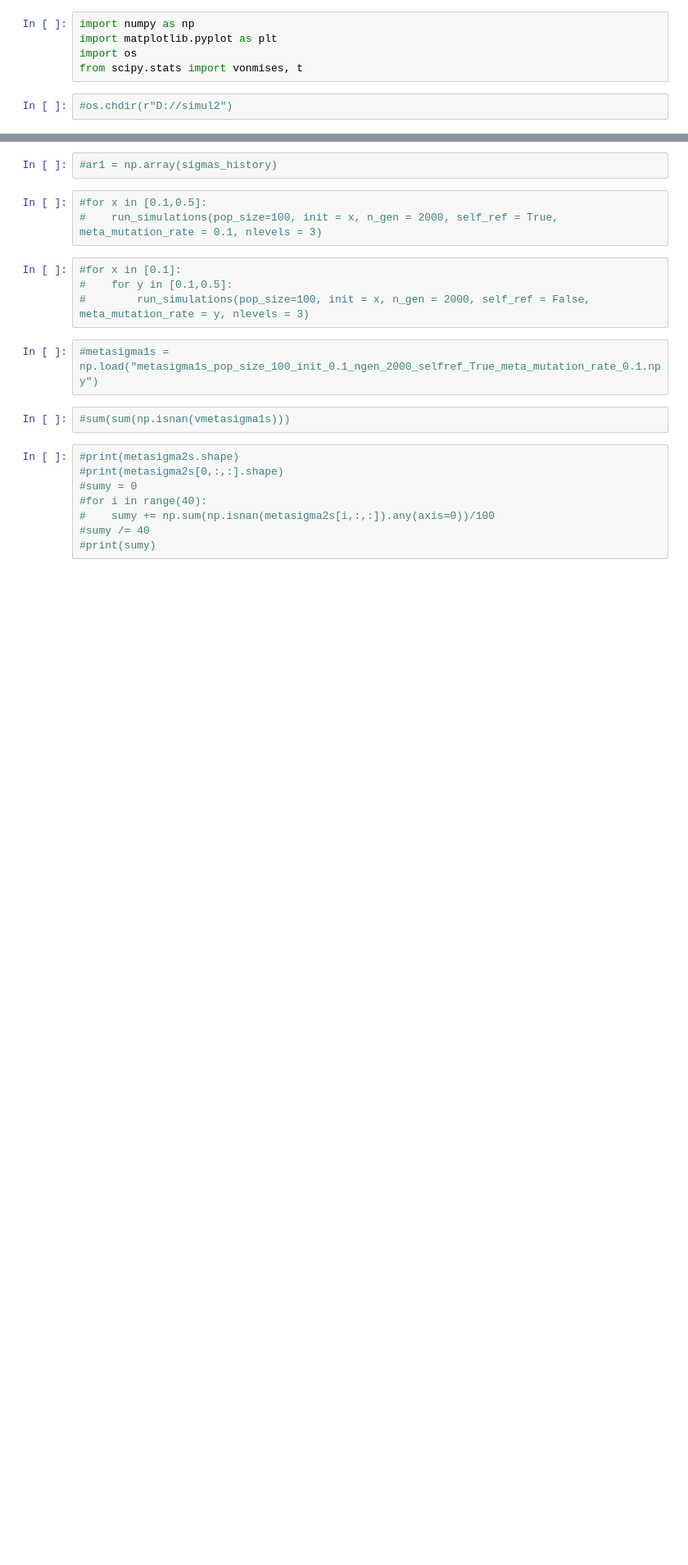
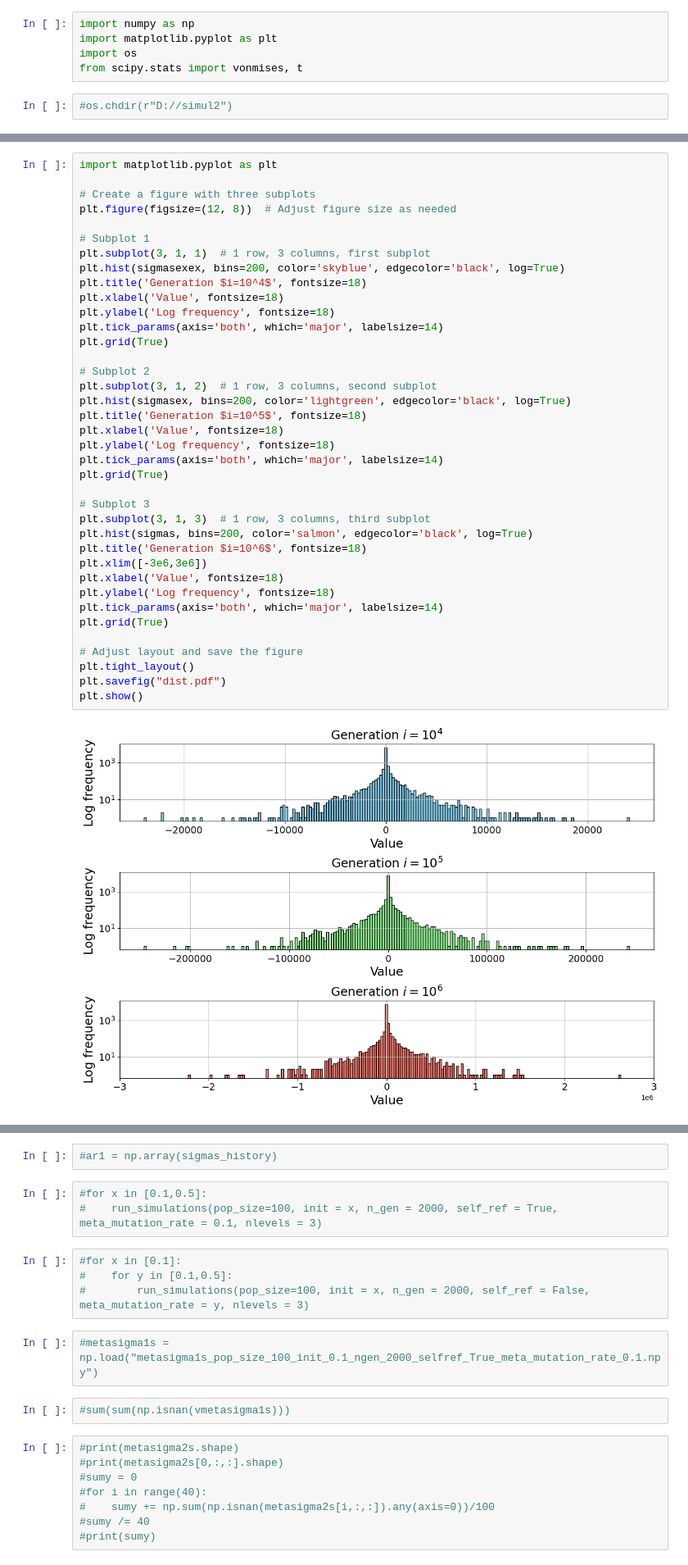
Before and after one commit to BGasperov/FERLUDE, a Jupyter notebook: code/Mutation Rates Experimentation - no selective pressure_new.ipynb, the cells around one changed output, grey strips where cells are left out. Shown at 82% size. Drawn from its saved outputs; the diff is of its cells as text; blank space fills up the shorter version.

```diff
--- a/code/Mutation Rates Experimentation - no selective pressure_new.ipynb
+++ b/code/Mutation Rates Experimentation - no selective pressure_new.ipynb
@@ -7,0 +32,40 @@ from scipy.stats import vonmises, t
+# %%
+import matplotlib.pyplot as plt
+
+# Create a figure with three subplots
+plt.figure(figsize=(12, 8))  # Adjust figure size as needed
+
+# Subplot 1
+plt.subplot(3, 1, 1)  # 1 row, 3 columns, first subplot
+plt.hist(sigmasexex, bins=200, color='skyblue', edgecolor='black', log=True)
+plt.title('Generation $i=10^4$', fontsize=18)
+plt.xlabel('Value', fontsize=18)
+plt.ylabel('Log frequency', fontsize=18)
+plt.tick_params(axis='both', which='major', labelsize=14)
+plt.grid(True)
+
+# Subplot 2
+plt.subplot(3, 1, 2)  # 1 row, 3 columns, second subplot
+plt.hist(sigmasex, bins=200, color='lightgreen', edgecolor='black', log=True)
+plt.title('Generation $i=10^5$', fontsize=18)
+plt.xlabel('Value', fontsize=18)
+plt.ylabel('Log frequency', fontsize=18)
+plt.tick_params(axis='both', which='major', labelsize=14)
+plt.grid(True)
+
+# Subplot 3
+plt.subplot(3, 1, 3)  # 1 row, 3 columns, third subplot
+plt.hist(sigmas, bins=200, color='salmon', edgecolor='black', log=True)
+plt.title('Generation $i=10^6$', fontsize=18)
+plt.xlim([-3e6,3e6])
+plt.xlabel('Value', fontsize=18)
+plt.ylabel('Log frequency', fontsize=18)
+plt.tick_params(axis='both', which='major', labelsize=14)
+plt.grid(True)
+
+# Adjust layout and save the figure
+plt.tight_layout()
+plt.savefig("dist.pdf")
+plt.show()
+# %% [output]
+[figure, added]
```
Also changed, not shown: parts of 14 cells of this notebook.
